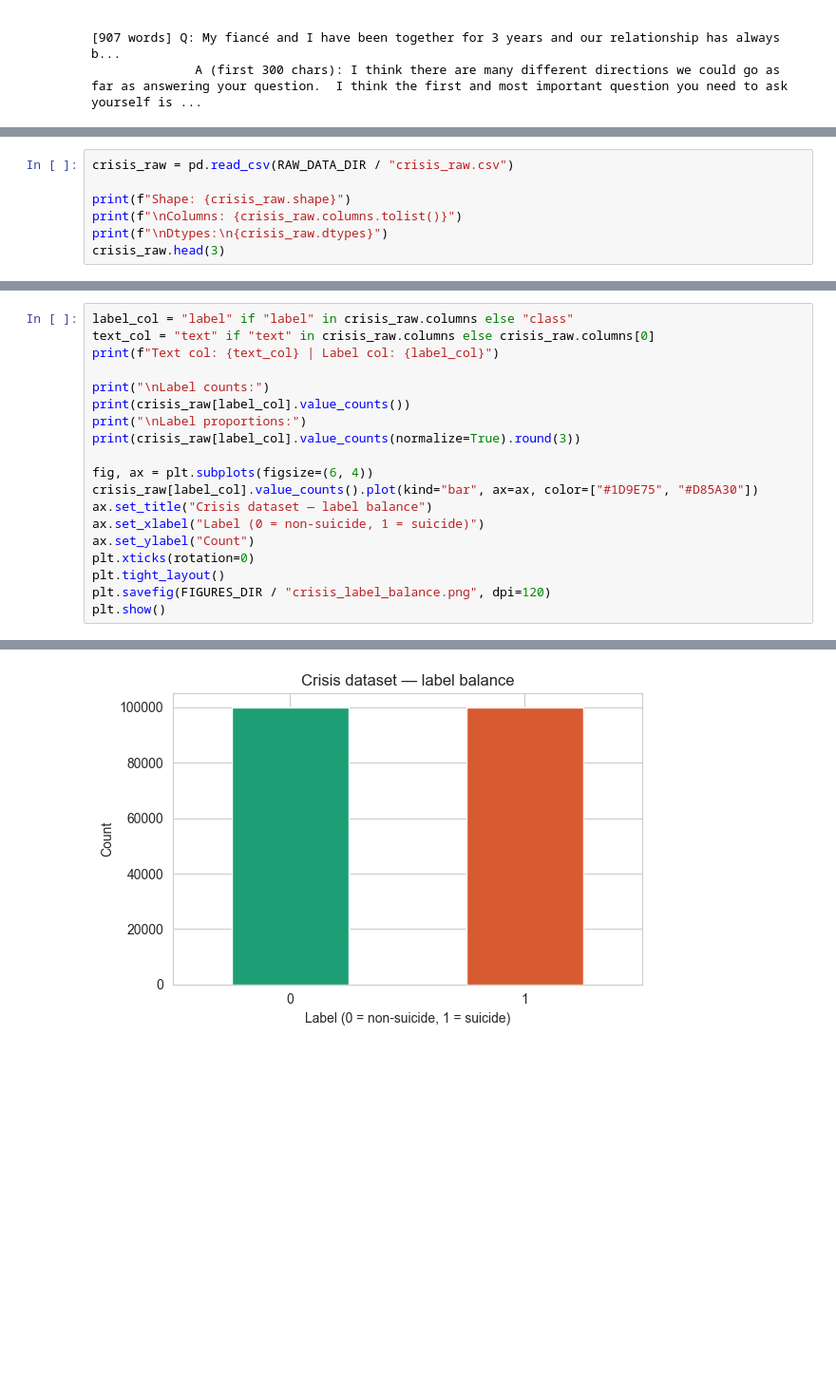
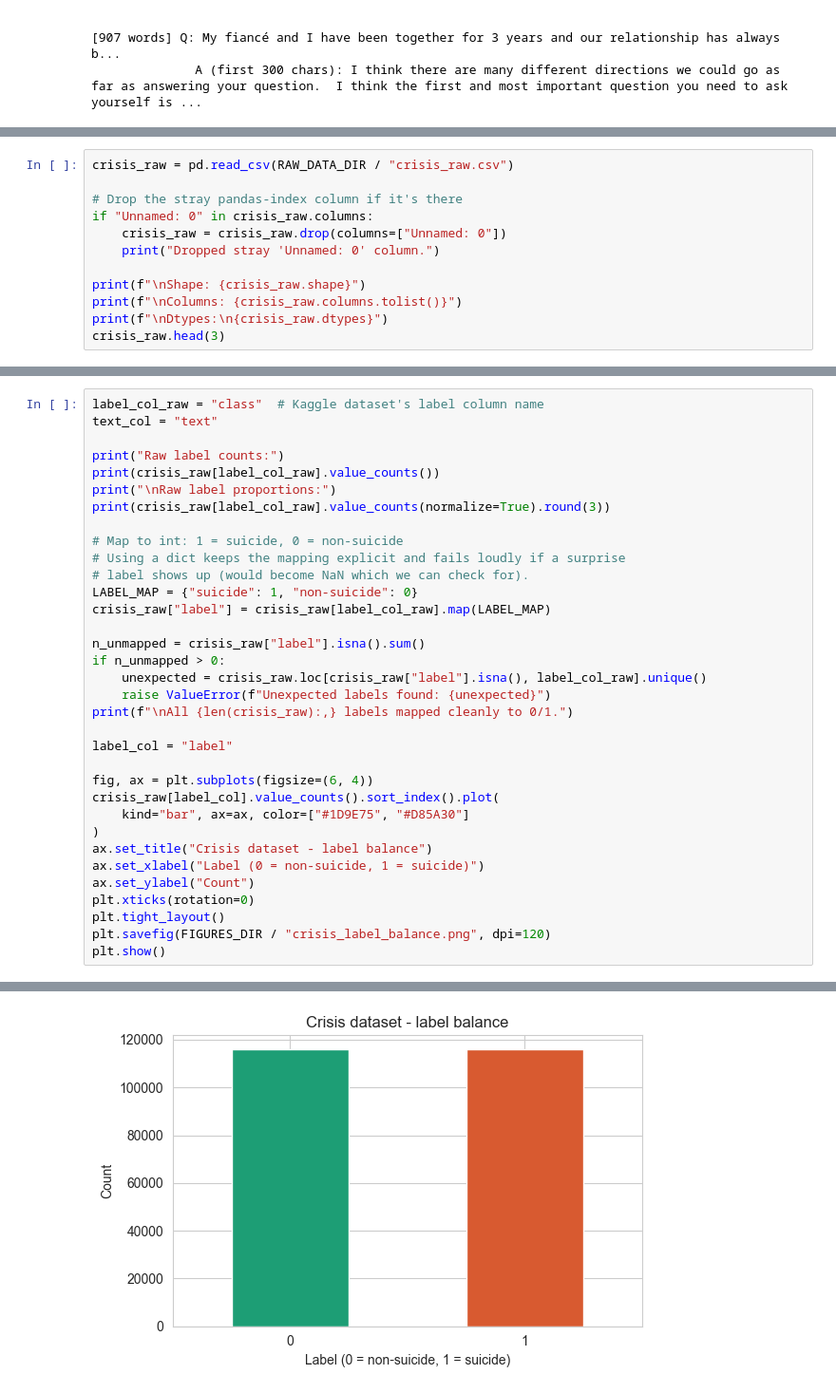
Before and after one commit to Doombuoyz/assignment3, a Jupyter notebook: notebooks/01_eda_and_cleaning.ipynb, the cells around one changed output, grey strips where cells are left out. Shown at 95% size. Cells and saved outputs as stored; diff of their text form; blank space fills up the shorter version.

```diff
--- a/notebooks/01_eda_and_cleaning.ipynb
+++ b/notebooks/01_eda_and_cleaning.ipynb
@@ -483,7 +437,12 @@ logger.success(f"Saved {len(counsel):,} cleaned rows to {out_path}")
 # %%
 crisis_raw = pd.read_csv(RAW_DATA_DIR / "crisis_raw.csv")
 
-print(f"Shape: {crisis_raw.shape}")
+# Drop the stray pandas-index column if it's there
+if "Unnamed: 0" in crisis_raw.columns:
+    crisis_raw = crisis_raw.drop(columns=["Unnamed: 0"])
+    print("Dropped stray 'Unnamed: 0' column.")
+
+print(f"\nShape: {crisis_raw.shape}")
 print(f"\nColumns: {crisis_raw.columns.tolist()}")
 print(f"\nDtypes:\n{crisis_raw.dtypes}")
 crisis_raw.head(3)
@@ -507,16 +470,31 @@ Imbalance drives the training strategy. If one class is 90% of the data, accurac
 # %%
-label_col = "label" if "label" in crisis_raw.columns else "class"
-text_col = "text" if "text" in crisis_raw.columns else crisis_raw.columns[0]
-print(f"Text col: {text_col} | Label col: {label_col}")
+label_col_raw = "class"  # Kaggle dataset's label column name
+text_col = "text"
 
-print("\nLabel counts:")
-print(crisis_raw[label_col].value_counts())
-print("\nLabel proportions:")
-print(crisis_raw[label_col].value_counts(normalize=True).round(3))
+print("Raw label counts:")
+print(crisis_raw[label_col_raw].value_counts())
+print("\nRaw label proportions:")
+print(crisis_raw[label_col_raw].value_counts(normalize=True).round(3))
+
+# Map to int: 1 = suicide, 0 = non-suicide
+# Using a dict keeps the mapping explicit and fails loudly if a surprise
+# label shows up (would become NaN which we can check for).
+LABEL_MAP = {"suicide": 1, "non-suicide": 0}
+crisis_raw["label"] = crisis_raw[label_col_raw].map(LABEL_MAP)
+
+n_unmapped = crisis_raw["label"].isna().sum()
+if n_unmapped > 0:
+    unexpected = crisis_raw.loc[crisis_raw["label"].isna(), label_col_raw].unique()
+    raise ValueError(f"Unexpected labels found: {unexpected}")
+print(f"\nAll {len(crisis_raw):,} labels mapped cleanly to 0/1.")
+
+label_col = "label"
 
 fig, ax = plt.subplots(figsize=(6, 4))
-crisis_raw[label_col].value_counts().plot(kind="bar", ax=ax, color=["#1D9E75", "#D85A30"])
-ax.set_title("Crisis dataset — label balance")
+crisis_raw[label_col].value_counts().sort_index().plot(
+    kind="bar", ax=ax, color=["#1D9E75", "#D85A30"]
+)
+ax.set_title("Crisis dataset - label balance")
 ax.set_xlabel("Label (0 = non-suicide, 1 = suicide)")
 ax.set_ylabel("Count")
 plt.xticks(rotation=0)
@@ -540,2 +518,2 @@ Name: proportion, dtype: float64
-[figure, old version]
+[figure, new version]
 # %% [markdown]
```
Also changed, not shown: parts of 51 cells of this notebook, 7 other files.
